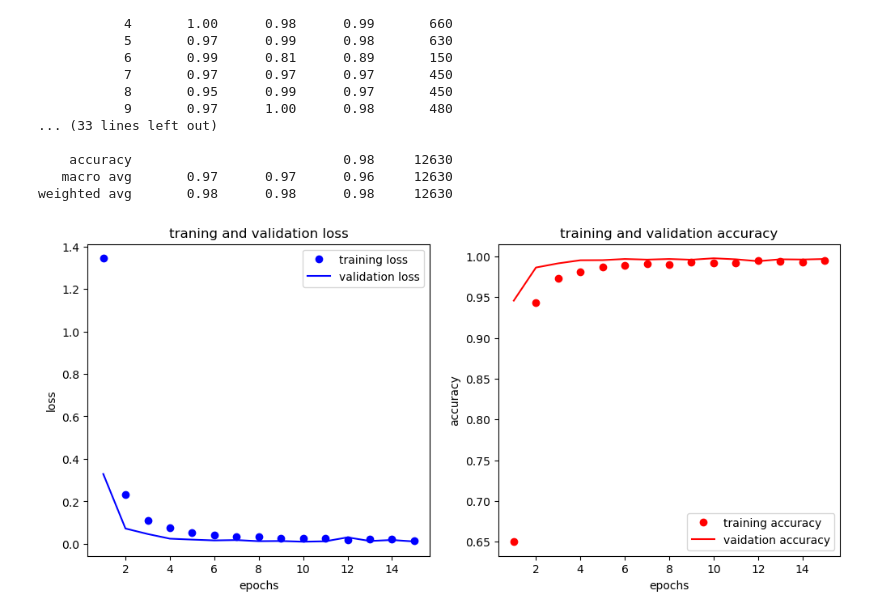
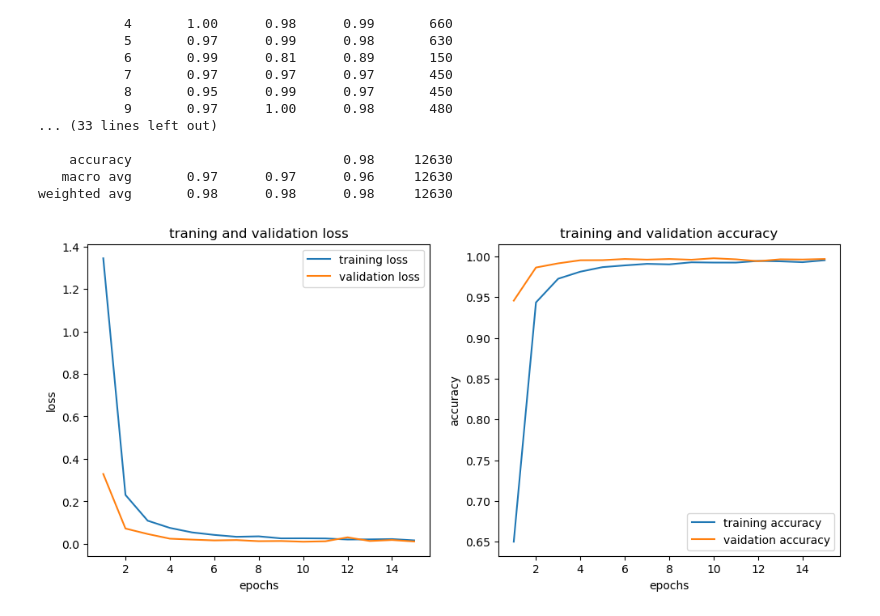
Before and after one commit to TariqAlhathloul/GTS_CNN, a Jupyter notebook: GTS_CNN.ipynb, the cells around one changed output. Saved outputs shown, nothing was run; the diff lists cells and outputs as text; code cells hidden in the pictures.

```diff
--- a/GTS_CNN.ipynb
+++ b/GTS_CNN.ipynb
@@ -96,12 +88,9 @@ model = Sequential([
     MaxPooling2D(2, 2),
     Dropout(0.3),
 
-    # 3rd hidden layer
     Flatten(),
     Dense(128, activation='relu'),
     BatchNormalization(),
-    Dropout(0.5),
-
     # the output layer
     Dense(43, activation='softmax')
 ])
@@ -233,28 +257,28 @@ epochs = range(1, len(train_loss) + 1)
 # %%
 plt.figure(figsize=(12, 5))
 
 # traning and validation loss values
 plt.subplot(1, 2, 1)
-plt.plot(epochs, train_loss, 'bo', label='training loss')
-plt.plot(epochs, val_loss, 'b', label='validation loss')
+plt.plot(epochs, train_loss, label='training loss')
+plt.plot(epochs, val_loss, label='validation loss')
 
 plt.title("traning and validation loss")
 plt.xlabel('epochs')
 plt.ylabel('loss')
 plt.legend()
 
 
 # training and validation accuracy values
 plt.subplot(1, 2, 2)
 
-plt.plot(epochs, train_accuracy, 'ro', label='training accuracy')
-plt.plot(epochs, val_accuracy, 'r', label='vaidation accuracy')
+plt.plot(epochs, train_accuracy, label='training accuracy')
+plt.plot(epochs, val_accuracy, label='vaidation accuracy')
 
 plt.title('training and validation accuracy')
 plt.xlabel('epochs')
 plt.ylabel('accuracy')
 plt.legend()
 
 plt.show()
 # %% [output]
-[figure, old version]
+[figure, new version]
```
Also changed, not shown: parts of 9 cells of this notebook.
